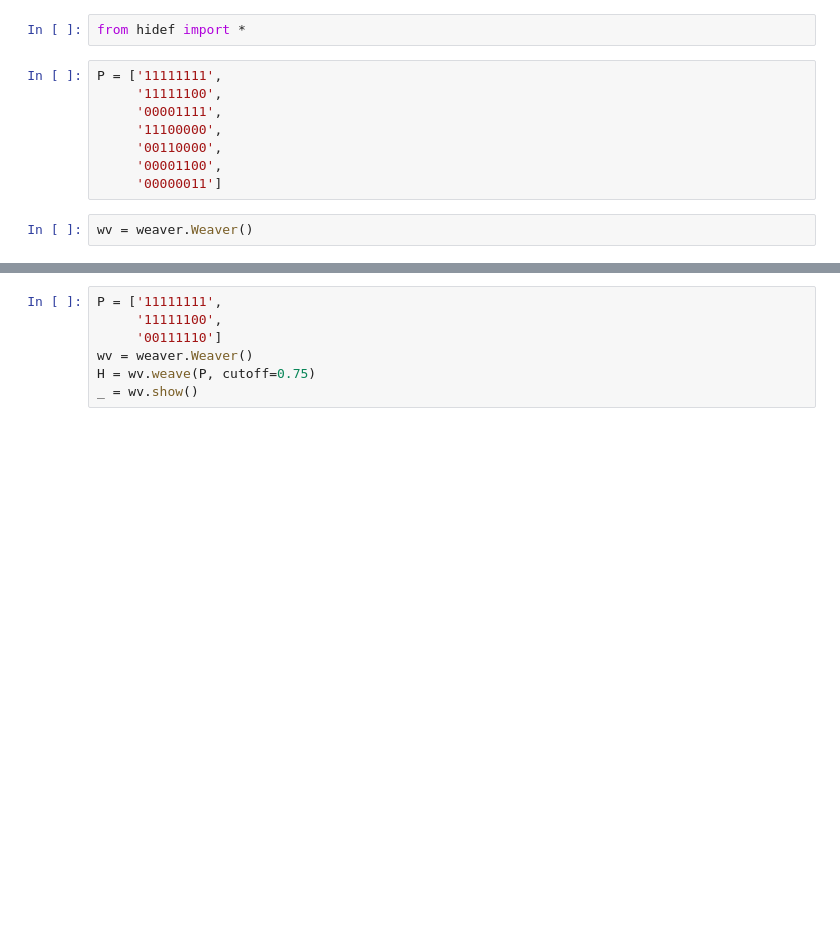
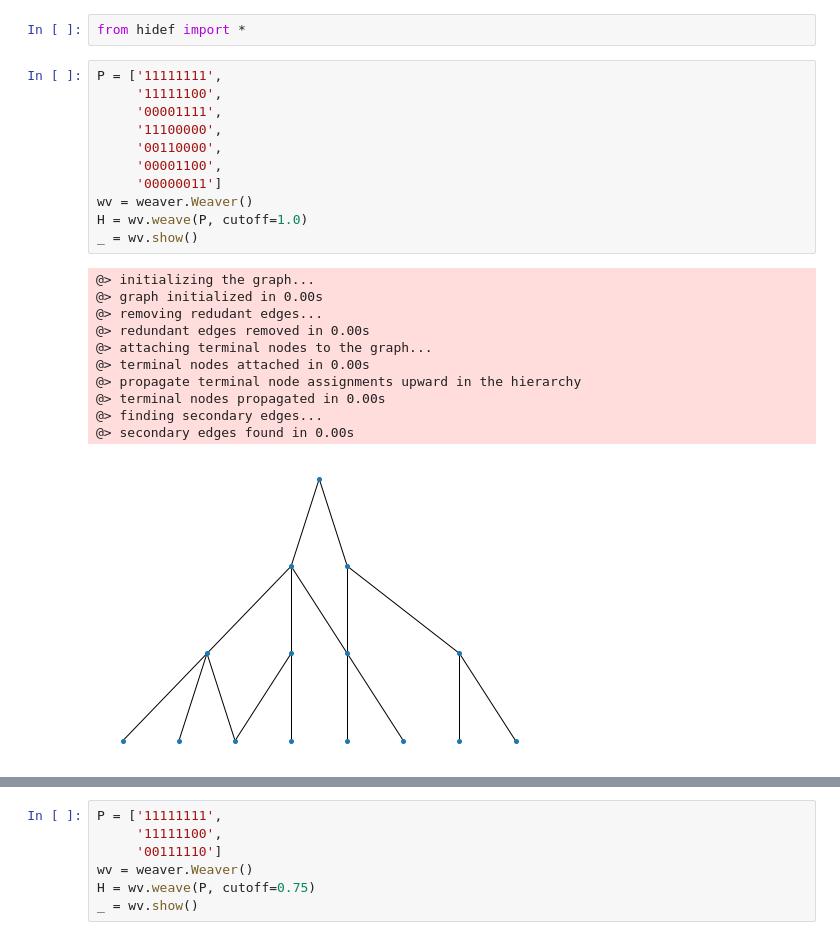
Before and after one commit to fanzheng10/HiDeF, a Jupyter notebook: docs/test.ipynb, the cells around one changed output, grey strips where cells are left out. Drawn from its saved outputs; the diff is of its cells as text; blank space fills up the shorter version.

```diff
--- a/docs/test.ipynb
+++ b/docs/test.ipynb
@@ -3,12 +3,25 @@ from hidef import *
 # %%
 P = ['11111111',
      '11111100',
      '00001111',
      '11100000',
      '00110000',
      '00001100',
      '00000011']
+wv = weaver.Weaver()
+H = wv.weave(P, cutoff=1.0)
+_ = wv.show()
+# %% [output]
+@> initializing the graph...
+@> graph initialized in 0.00s
+@> removing redudant edges...
+@> redundant edges removed in 0.00s
+@> attaching terminal nodes to the graph...
+@> terminal nodes attached in 0.00s
+@> propagate terminal node assignments upward in the hierarchy
+@> terminal nodes propagated in 0.00s
+@> finding secondary edges...
+@> secondary edges found in 0.00s
+[figure, added]
-# %%
-wv = weaver.Weaver()
 # %%
 H = wv.weave(P, cutoff=1.0)
```
Also changed, not shown: parts of 2 cells of this notebook, 2 other files.
